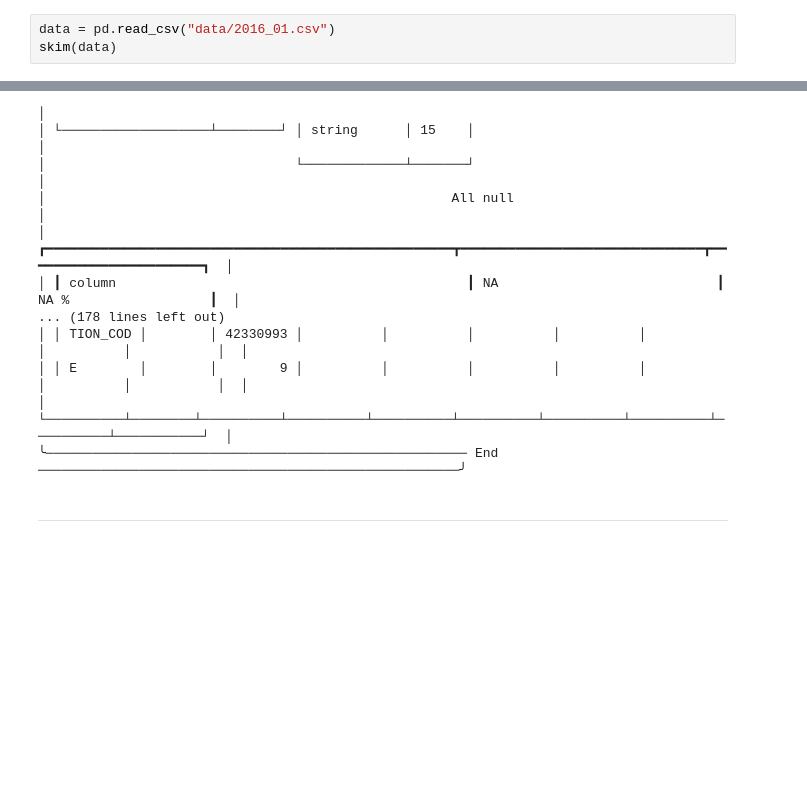
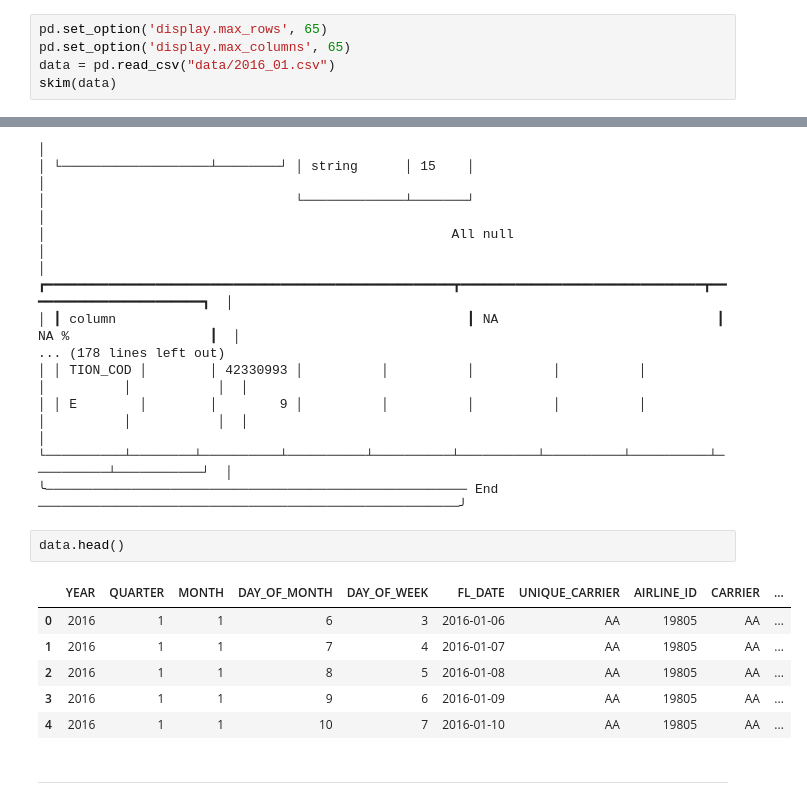
Before and after one commit to ThomasHtn/flight_delay_prediction, a Jupyter notebook: matrice-notebook.ipynb, the cells around one changed output, grey strips where cells are left out. Saved outputs shown, nothing was run; the diff lists cells and outputs as text; blank space fills up the shorter version.

Commit message:
feat(data-exploration): Update data exploration

```diff
--- a/matrice-notebook.ipynb
+++ b/matrice-notebook.ipynb
@@ -22,6 +22,8 @@ Dans un second temps, nous déterminerons s’il est nécessaire ou pertinent de
 # %% [markdown]
 **Chargement du dataset "2016_01.csv"**
 # %%
+pd.set_option('display.max_rows', 65)
+pd.set_option('display.max_columns', 65)
 data = pd.read_csv("data/2016_01.csv")
 skim(data)
 # %% [output]
@@ -42,6 +44,15 @@ skim(data)
 │ │ E        │        │        9 │          │          │          │          │          │          │           │  │
 │ └──────────┴────────┴──────────┴──────────┴──────────┴──────────┴──────────┴──────────┴──────────┴───────────┘  │
 ╰────────────────────────────────────────────────────── End ──────────────────────────────────────────────────────╯
+# %%
+data.head()
+# %% [output]
+|  | YEAR | QUARTER | MONTH | DAY_OF_MONTH | DAY_OF_WEEK | FL_DATE | UNIQUE_CARRIER | AIRLINE_ID | CARRIER | ... |
+| 0 | 2016 | 1 | 1 | 6 | 3 | 2016-01-06 | AA | 19805 | AA | ... |
+| 1 | 2016 | 1 | 1 | 7 | 4 | 2016-01-07 | AA | 19805 | AA | ... |
+| 2 | 2016 | 1 | 1 | 8 | 5 | 2016-01-08 | AA | 19805 | AA | ... |
+| 3 | 2016 | 1 | 1 | 9 | 6 | 2016-01-09 | AA | 19805 | AA | ... |
+| 4 | 2016 | 1 | 1 | 10 | 7 | 2016-01-10 | AA | 19805 | AA | ... |
 # %% [markdown]
 ---
 # %% [markdown]
```
Also changed, not shown: parts of 31 cells of this notebook, 1 other file.
